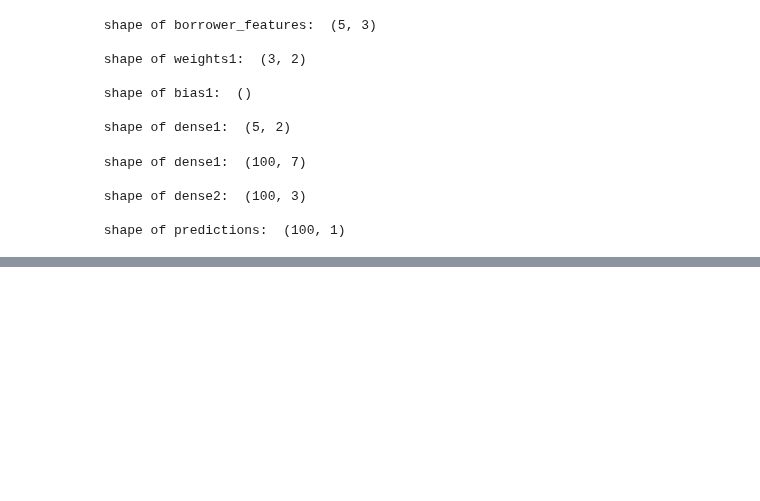
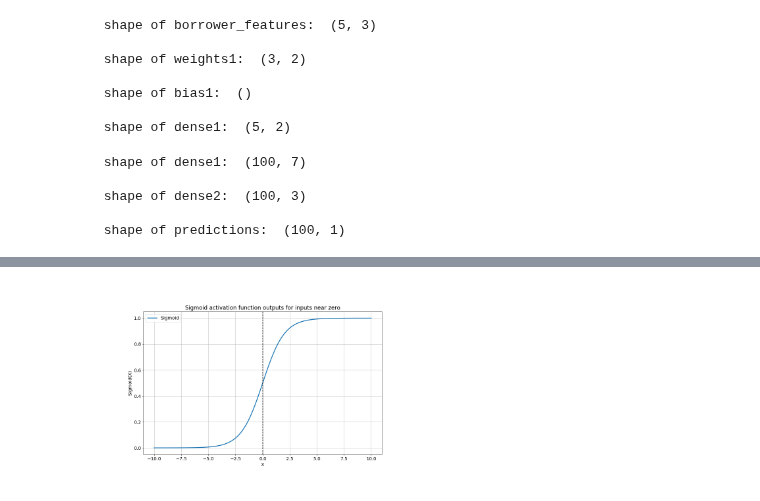
Before and after one commit to GuoweiYang19891101/datacamp_machine_learning_scientist_python, a Jupyter notebook: 14_intro_tensorflow.ipynb, the cells around one changed output, grey strips where cells are left out. Cells and saved outputs as stored; diff of their text form; code cells hidden in the pictures; blank space fills up the shorter version.

```diff
--- a/14_intro_tensorflow.ipynb
+++ b/14_intro_tensorflow.ipynb
@@ -1085,0 +1100,6 @@ print('\n shape of predictions: ', predictions.shape)
+# %%
+# display sigmoid activation
+from IPython import display
+display.Image("Images/14_sigmoid.PNG")
+# %% [output]
+[figure, added]
```
Also changed, not shown: parts of 5 cells of this notebook, 2 other files.
